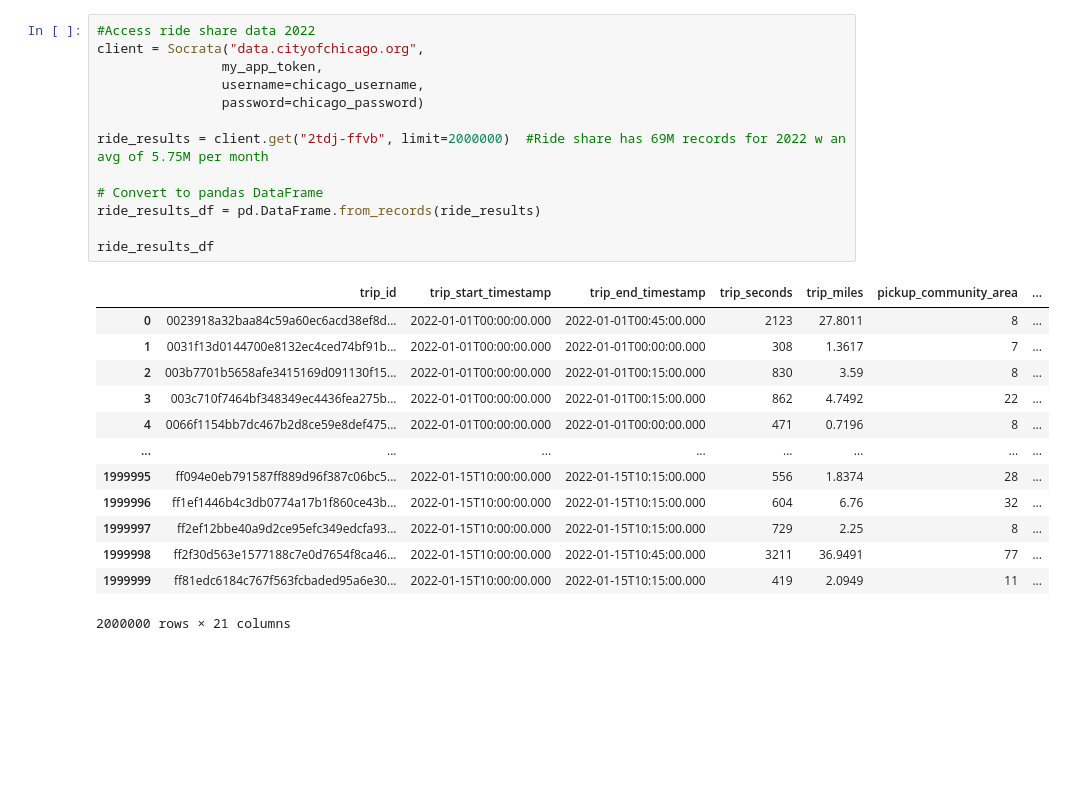
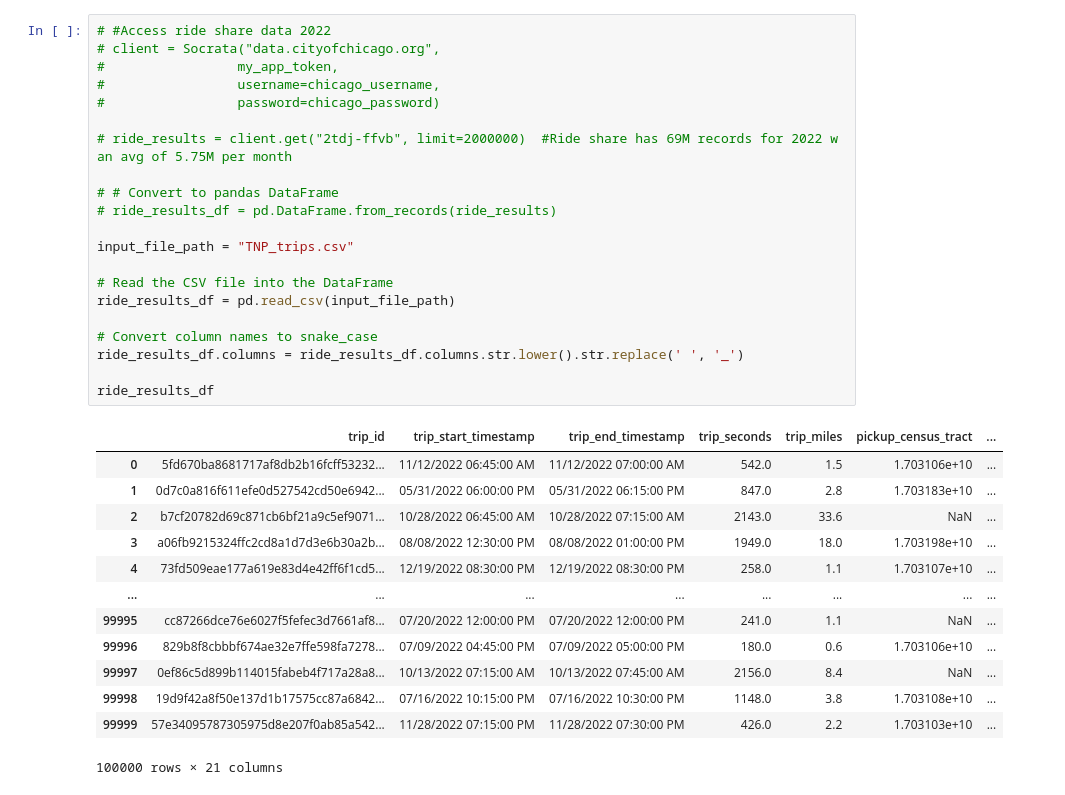
Before and after one commit to shaildesai98/Project-, a Jupyter notebook: test_notebook.ipynb, the cells around one changed output. Drawn from its saved outputs; the diff is of its cells as text; blank space fills up the shorter version.

```diff
--- a/test_notebook.ipynb
+++ b/test_notebook.ipynb
@@ -11,32 +12,40 @@ import numpy as np
 [interactive output not drawn]
 [interactive output not drawn]
 # %%
-#Access ride share data 2022
-client = Socrata("data.cityofchicago.org",
-                my_app_token,
-                username=chicago_username,
-                password=chicago_password)
+# #Access ride share data 2022
+# client = Socrata("data.cityofchicago.org",
+#                 my_app_token,
+#                 username=chicago_username,
+#                 password=chicago_password)
 
-ride_results = client.get("2tdj-ffvb", limit=2000000)  #Ride share has 69M records for 2022 w an avg of 5.75M per month
+# ride_results = client.get("2tdj-ffvb", limit=2000000)  #Ride share has 69M records for 2022 w an avg of 5.75M per month
 
-# Convert to pandas DataFrame
-ride_results_df = pd.DataFrame.from_records(ride_results)
+# # Convert to pandas DataFrame
+# ride_results_df = pd.DataFrame.from_records(ride_results)
+
+input_file_path = "TNP_trips.csv"
+
+# Read the CSV file into the DataFrame
+ride_results_df = pd.read_csv(input_file_path)
+
+# Convert column names to snake_case
+ride_results_df.columns = ride_results_df.columns.str.lower().str.replace(' ', '_')
 
 ride_results_df
 # %% [output]
-|  | trip_id | trip_start_timestamp | trip_end_timestamp | trip_seconds | trip_miles | pickup_community_area | ... |
-| 0 | 0023918a32baa84c59a60ec6acd38ef8d... | 2022-01-01T00:00:00.000 | 2022-01-01T00:45:00.000 | 2123 | 27.8011 | 8 | ... |
-| 1 | 0031f13d0144700e8132ec4ced74bf91b... | 2022-01-01T00:00:00.000 | 2022-01-01T00:00:00.000 | 308 | 1.3617 | 7 | ... |
-| 2 | 003b7701b5658afe3415169d091130f15... | 2022-01-01T00:00:00.000 | 2022-01-01T00:15:00.000 | 830 | 3.59 | 8 | ... |
-| 3 | 003c710f7464bf348349ec4436fea275b... | 2022-01-01T00:00:00.000 | 2022-01-01T00:15:00.000 | 862 | 4.7492 | 22 | ... |
-| 4 | 0066f1154bb7dc467b2d8ce59e8def475... | 2022-01-01T00:00:00.000 | 2022-01-01T00:00:00.000 | 471 | 0.7196 | 8 | ... |
+|  | trip_id | trip_start_timestamp | trip_end_timestamp | trip_seconds | trip_miles | pickup_census_tract | ... |
+| 0 | 5fd670ba8681717af8db2b16fcff53232... | 11/12/2022 06:45:00 AM | 11/12/2022 07:00:00 AM | 542.0 | 1.5 | 1.703106e+10 | ... |
+| 1 | 0d7c0a816f611efe0d527542cd50e6942... | 05/31/2022 06:00:00 PM | 05/31/2022 06:15:00 PM | 847.0 | 2.8 | 1.703183e+10 | ... |
+| 2 | b7cf20782d69c871cb6bf21a9c5ef9071... | 10/28/2022 06:45:00 AM | 10/28/2022 07:15:00 AM | 2143.0 | 33.6 | NaN | ... |
+| 3 | a06fb9215324ffc2cd8a1d7d3e6b30a2b... | 08/08/2022 12:30:00 PM | 08/08/2022 01:00:00 PM | 1949.0 | 18.0 | 1.703198e+10 | ... |
+| 4 | 73fd509eae177a619e83d4e42ff6f1cd5... | 12/19/2022 08:30:00 PM | 12/19/2022 08:30:00 PM | 258.0 | 1.1 | 1.703107e+10 | ... |
 | ... | ... | ... | ... | ... | ... | ... | ... |
-| 1999995 | ff094e0eb791587ff889d96f387c06bc5... | 2022-01-15T10:00:00.000 | 2022-01-15T10:15:00.000 | 556 | 1.8374 | 28 | ... |
-| 1999996 | ff1ef1446b4c3db0774a17b1f860ce43b... | 2022-01-15T10:00:00.000 | 2022-01-15T10:15:00.000 | 604 | 6.76 | 32 | ... |
-| 1999997 | ff2ef12bbe40a9d2ce95efc349edcfa93... | 2022-01-15T10:00:00.000 | 2022-01-15T10:15:00.000 | 729 | 2.25 | 8 | ... |
-| 1999998 | ff2f30d563e1577188c7e0d7654f8ca46... | 2022-01-15T10:00:00.000 | 2022-01-15T10:45:00.000 | 3211 | 36.9491 | 77 | ... |
-| 1999999 | ff81edc6184c767f563fcbaded95a6e30... | 2022-01-15T10:00:00.000 | 2022-01-15T10:15:00.000 | 419 | 2.0949 | 11 | ... |
+| 99995 | cc87266dce76e6027f5fefec3d7661af8... | 07/20/2022 12:00:00 PM | 07/20/2022 12:00:00 PM | 241.0 | 1.1 | NaN | ... |
+| 99996 | 829b8f8cbbbf674ae32e7ffe598fa7278... | 07/09/2022 04:45:00 PM | 07/09/2022 05:00:00 PM | 180.0 | 0.6 | 1.703106e+10 | ... |
+| 99997 | 0ef86c5d899b114015fabeb4f717a28a8... | 10/13/2022 07:15:00 AM | 10/13/2022 07:45:00 AM | 2156.0 | 8.4 | NaN | ... |
+| 99998 | 19d9f42a8f50e137d1b17575cc87a6842... | 07/16/2022 10:15:00 PM | 07/16/2022 10:30:00 PM | 1148.0 | 3.8 | 1.703108e+10 | ... |
+| 99999 | 57e34095787305975d8e207f0ab85a542... | 11/28/2022 07:15:00 PM | 11/28/2022 07:30:00 PM | 426.0 | 2.2 | 1.703103e+10 | ... |
-2000000 rows × 21 columns
+100000 rows × 21 columns
 # %%
 #Formatting Step
 drop = ["pickup_census_tract",
```
Also changed, not shown: parts of 13 cells of this notebook.
